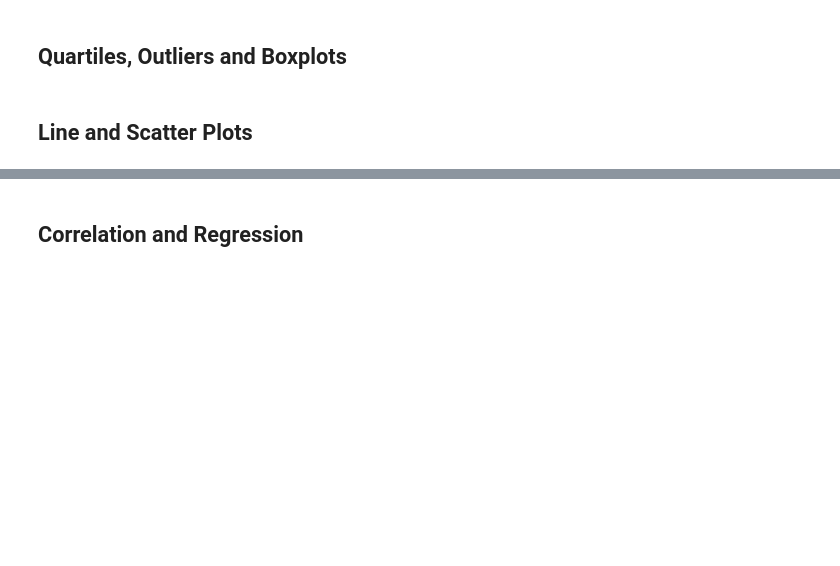
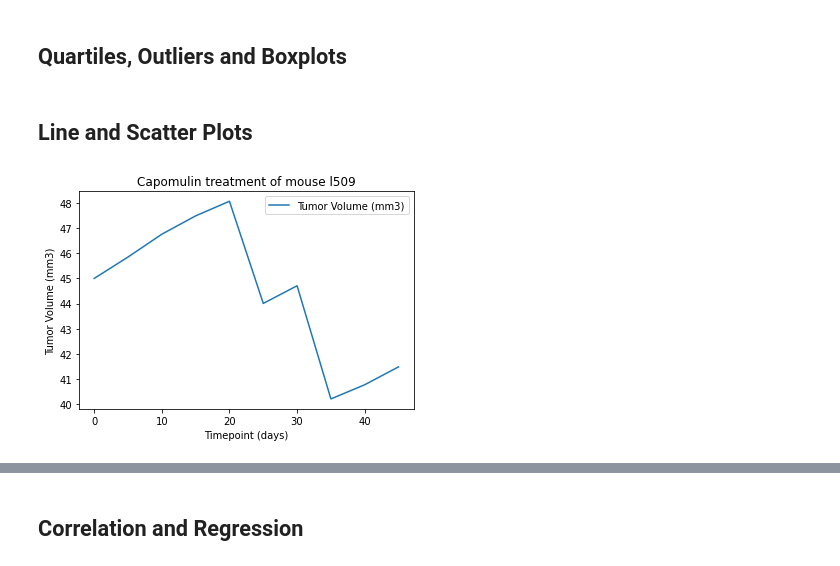
Before and after one commit to rhiana-schafer/matplotlib-challenge, a Jupyter notebook: Pymaceuticals/pymaceuticals_rs.ipynb, the cells around one changed output, grey strips where cells are left out. Drawn from its saved outputs; the diff is of its cells as text; code cells hidden in the pictures; blank space fills up the shorter version.

```diff
--- a/Pymaceuticals/pymaceuticals_rs.ipynb
+++ b/Pymaceuticals/pymaceuticals_rs.ipynb
@@ -210,6 +220,13 @@ plt.show()
 ## Line and Scatter Plots
 # %%
 # Generate a line plot of tumor volume vs. time point for a mouse treated with Capomulin
+l509_df = clean_mouse_study_df[clean_mouse_study_df['Mouse ID']=='l509']
+l509_tumor_df = capomulin_df[['Tumor Volume (mm3)', 'Timepoint']].groupby('Timepoint').mean()
+l509_tumor_df
+l509_tumor_df.plot(kind='line', title = 'Capomulin treatment of mouse l509', xlabel = 'Timepoint (days)', ylabel = 'Tumor Volume (mm3)')
+plt.show()
+# %% [output]
+[figure, added]
 # %%
 # Generate a scatter plot of average tumor volume vs. average mouse weight of each mouse treated with the Capomulin regimen
 # The chart below shows a dot for each mouse treated with Capomulin using average weight and average tumor Volume.
```
Also changed, not shown: parts of 3 cells of this notebook.
